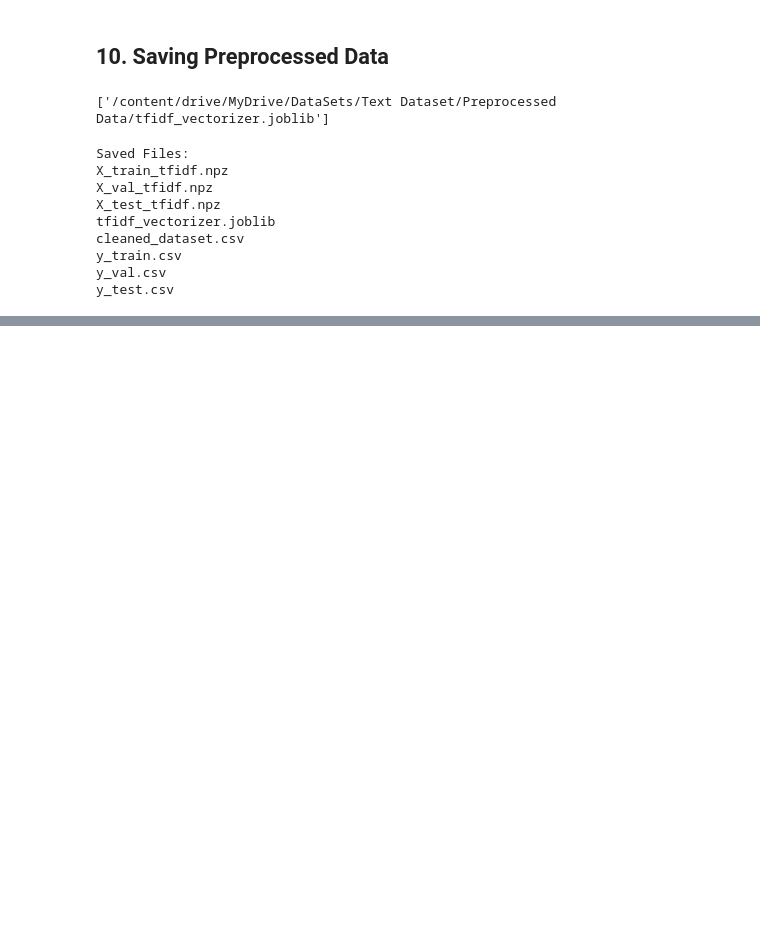
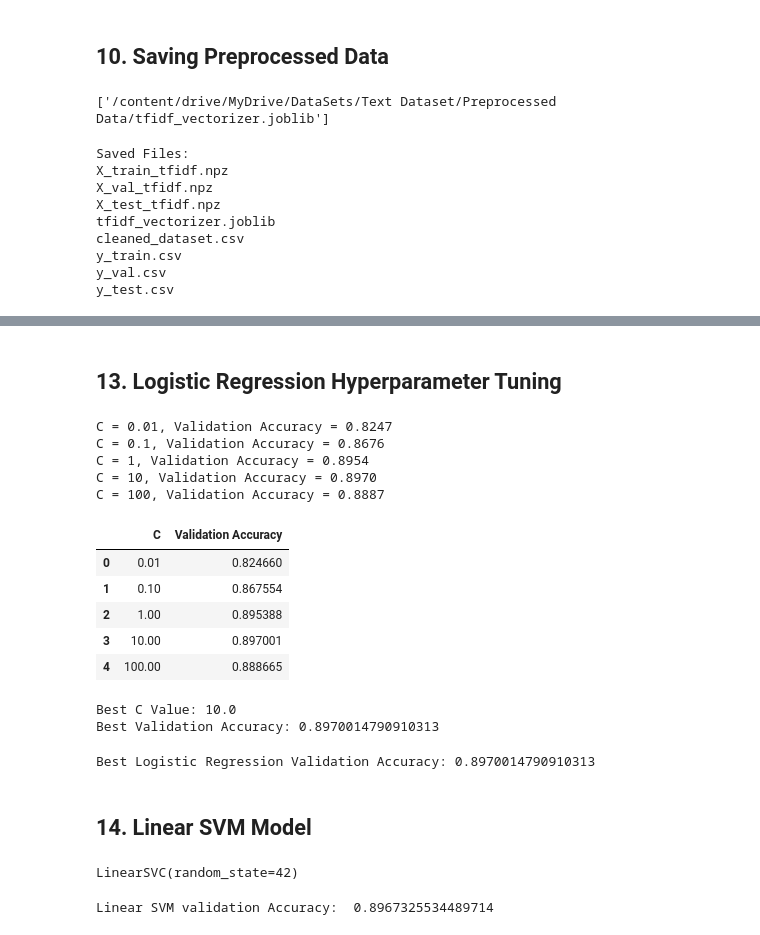
Before and after one commit to janamaher30/Machine-Learning-Project-, a Jupyter notebook: Part_C_Text_Classification.ipynb, the cells around one changed output, grey strips where cells are left out. Drawn from its saved outputs; the diff is of its cells as text; code cells hidden in the pictures; blank space fills up the shorter version.

```diff
--- a/Part_C_Text_Classification.ipynb
+++ b/Part_C_Text_Classification.ipynb
@@ -358,0 +434,54 @@ y_test.csv
+# %% [markdown]
+## 13. Logistic Regression Hyperparameter Tuning
+# %%
+C_values=[0.01,0.1,1,10,100]
+lr_result=[]
+for c in C_values:
+  model=LogisticRegression(C=c, max_iter=1000, random_state=42)
+  model.fit(X_train_tfidf,y_train)
+  val_predection=model.predict(X_val_tfidf)
+  val_accuracy=accuracy_score(y_val, val_predection)
+  lr_result.append({'C':c,'Validation Accuracy':val_accuracy})
+  print(f"C = {c}, Validation Accuracy = {val_accuracy:.4f}")
+# %% [output]
+C = 0.01, Validation Accuracy = 0.8247
+C = 0.1, Validation Accuracy = 0.8676
+C = 1, Validation Accuracy = 0.8954
+C = 10, Validation Accuracy = 0.8970
+C = 100, Validation Accuracy = 0.8887
+# %%
+lr_result_df=pd.DataFrame(lr_result)
+display(lr_result_df)
+# %% [output]
+|  | C | Validation Accuracy |
+| 0 | 0.01 | 0.824660 |
+| 1 | 0.10 | 0.867554 |
+| 2 | 1.00 | 0.895388 |
+| 3 | 10.00 | 0.897001 |
+| 4 | 100.00 | 0.888665 |
+# %%
+best_lr_result=lr_result_df.loc[lr_result_df['Validation Accuracy'].idxmax()]
+best_lr_C=best_lr_result['C']
+print("Best C Value:", best_lr_C)
+print(
+    "Best Validation Accuracy:",
+    best_lr_result['Validation Accuracy']
+)
+# %% [output]
+Best C Value: 10.0
+Best Validation Accuracy: 0.8970014790910313
+# %%
+best_lr_model=LogisticRegression(C=best_lr_C, max_iter=1000, random_state=42)
+best_lr_model.fit(X_train_tfidf,y_train)
+best_lr_val_pred=best_lr_model.predict(X_val_tfidf)
+best_lr_val_accuracy=accuracy_score(y_val, best_lr_val_pred)
+print("Best Logistic Regression Validation Accuracy:", best_lr_val_accuracy)
+# %% [output]
+Best Logistic Regression Validation Accuracy: 0.8970014790910313
+# %% [markdown]
+## 14. Linear SVM Model
+# %%
+svm_model=LinearSVC(random_state=42)
+svm_model.fit(X_train_tfidf,y_train)
+# %% [output]
+LinearSVC(random_state=42)
@@ -358,0 +490,5 @@ y_test.csv
+# %%
+svm_accuracy= accuracy_score(y_val, y_val_pred_svm)
+print("Linear SVM validation Accuracy: ", svm_accuracy)
+# %% [output]
+Linear SVM validation Accuracy:  0.8967325534489714
```
Also changed, not shown: parts of 24 cells of this notebook.
